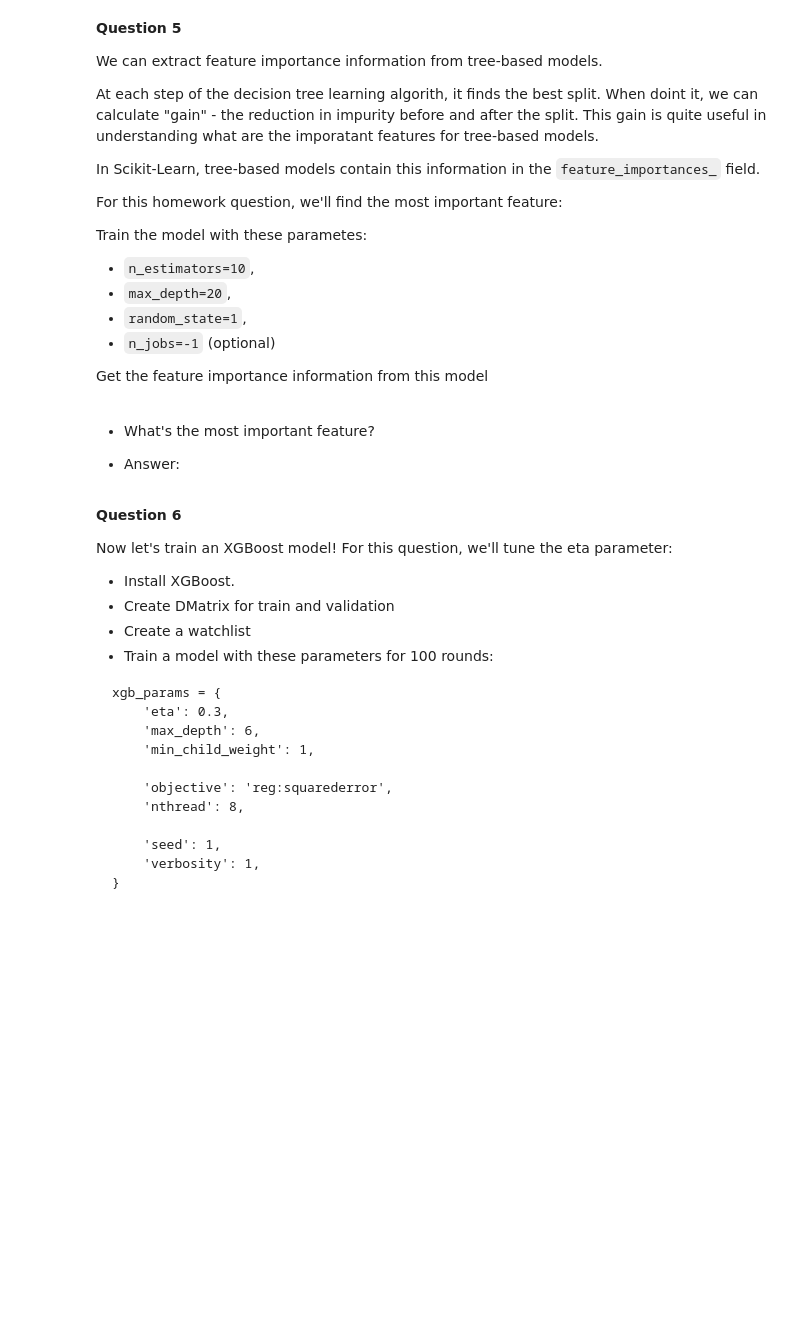
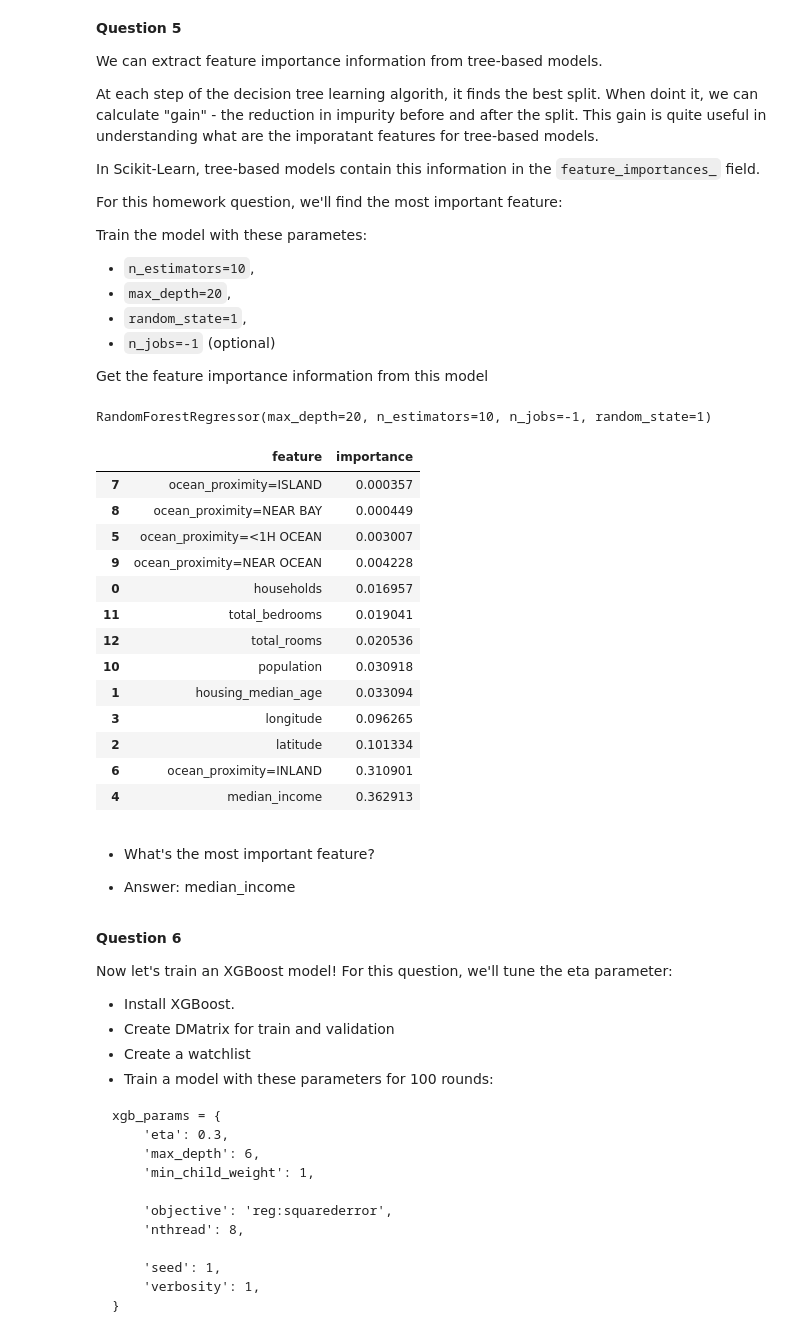
Before and after one commit to DaniTrece/ml-zoomcamp, a Jupyter notebook: 06_homeworks/homework.ipynb, the cells around one changed output. Drawn from its saved outputs; the diff is of its cells as text; code cells hidden in the pictures; blank space fills up the shorter version.

```diff
--- a/06_homeworks/homework.ipynb
+++ b/06_homeworks/homework.ipynb
@@ -193,10 +221,35 @@ Train the model with these parametes:
 Get the feature importance information from this model
 # %%
 #@ TRAINING THE RANDOM FOREST MODEL:
+rf = RandomForestRegressor(n_estimators=10, max_depth=20,
+                           random_state=1, n_jobs=-1)
+rf.fit(X_train, y_train)
+# %% [output]
+RandomForestRegressor(max_depth=20, n_estimators=10, n_jobs=-1, random_state=1)
+# %%
+df_importances = pd.DataFrame()
+df_importances['feature'] = dv.get_feature_names()
+df_importances['importance'] = rf.feature_importances_
+df_importances.sort_values('importance')
+# %% [output]
+|  | feature | importance |
+| 7 | ocean_proximity=ISLAND | 0.000357 |
+| 8 | ocean_proximity=NEAR BAY | 0.000449 |
+| 5 | ocean_proximity=<1H OCEAN | 0.003007 |
+| 9 | ocean_proximity=NEAR OCEAN | 0.004228 |
+| 0 | households | 0.016957 |
+| 11 | total_bedrooms | 0.019041 |
+| 12 | total_rooms | 0.020536 |
+| 10 | population | 0.030918 |
+| 1 | housing_median_age | 0.033094 |
+| 3 | longitude | 0.096265 |
+| 2 | latitude | 0.101334 |
+| 6 | ocean_proximity=INLAND | 0.310901 |
+| 4 | median_income | 0.362913 |
 # %% [markdown]
 - What's the most important feature?
 
-- Answer:
+- Answer: median_income
 # %% [markdown]
 **Question 6**
 
```
Also changed, not shown: parts of 14 cells of this notebook.
